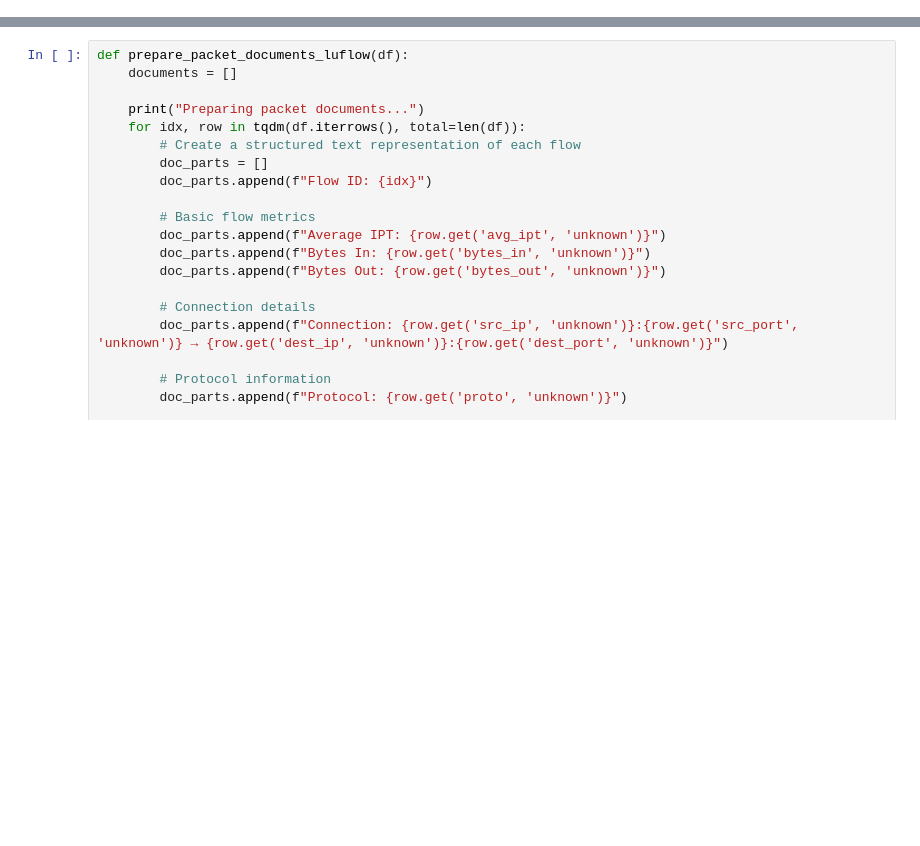
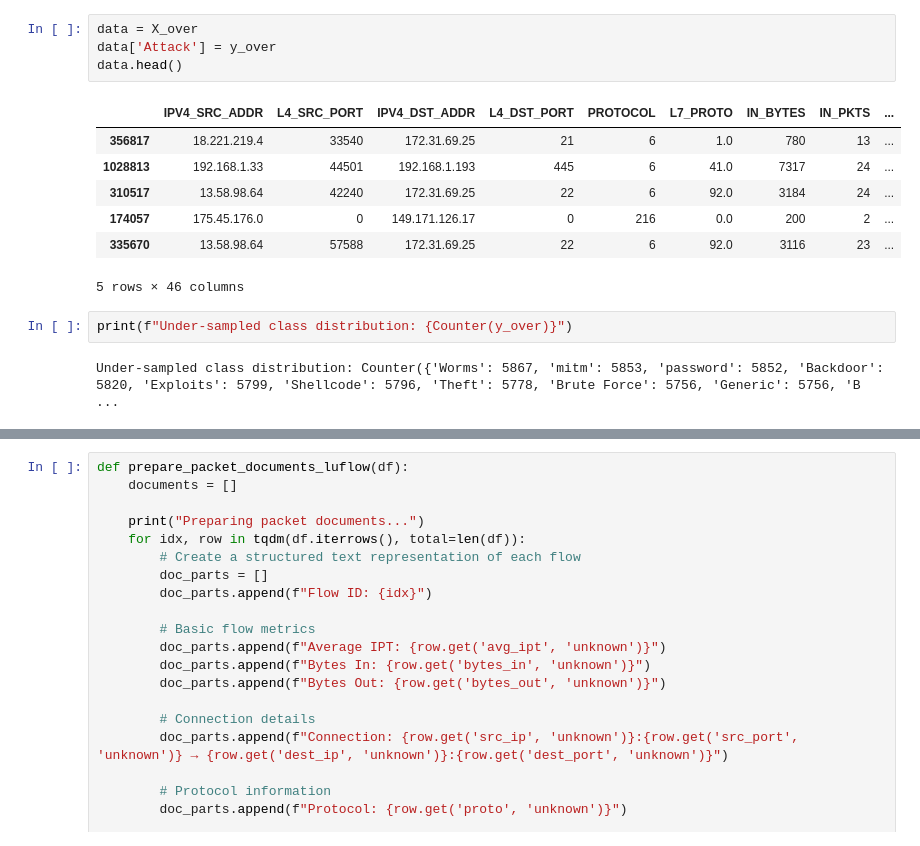
Before and after one commit to Riley94/networking_llm, a Jupyter notebook: src/eda/rag.ipynb, the cells around one changed output, grey strips where cells are left out. Drawn from its saved outputs; the diff is of its cells as text; blank space fills up the shorter version.

```diff
--- a/src/eda/rag.ipynb
+++ b/src/eda/rag.ipynb
@@ -68,3 +92,19 @@ Name: count, dtype: int64
+# %%
+data = X_over
+data['Attack'] = y_over
+data.head()
+# %% [output]
+|  | IPV4_SRC_ADDR | L4_SRC_PORT | IPV4_DST_ADDR | L4_DST_PORT | PROTOCOL | L7_PROTO | IN_BYTES | IN_PKTS | ... |
+| 356817 | 18.221.219.4 | 33540 | 172.31.69.25 | 21 | 6 | 1.0 | 780 | 13 | ... |
+| 1028813 | 192.168.1.33 | 44501 | 192.168.1.193 | 445 | 6 | 41.0 | 7317 | 24 | ... |
+| 310517 | 13.58.98.64 | 42240 | 172.31.69.25 | 22 | 6 | 92.0 | 3184 | 24 | ... |
+| 174057 | 175.45.176.0 | 0 | 149.171.126.17 | 0 | 216 | 0.0 | 200 | 2 | ... |
+| 335670 | 13.58.98.64 | 57588 | 172.31.69.25 | 22 | 6 | 92.0 | 3116 | 23 | ... |
+5 rows × 46 columns
+# %%
+print(f"Under-sampled class distribution: {Counter(y_over)}")
+# %% [output]
+Under-sampled class distribution: Counter({'Worms': 5867, 'mitm': 5853, 'password': 5852, 'Backdoor': 5820, 'Exploits': 5799, 'Shellcode': 5796, 'Theft': 5778, 'Brute Force': 5756, 'Generic': 5756, 'B ...
 # %%
 data.columns
 # %% [output]
```
Also changed, not shown: parts of 17 cells of this notebook.
